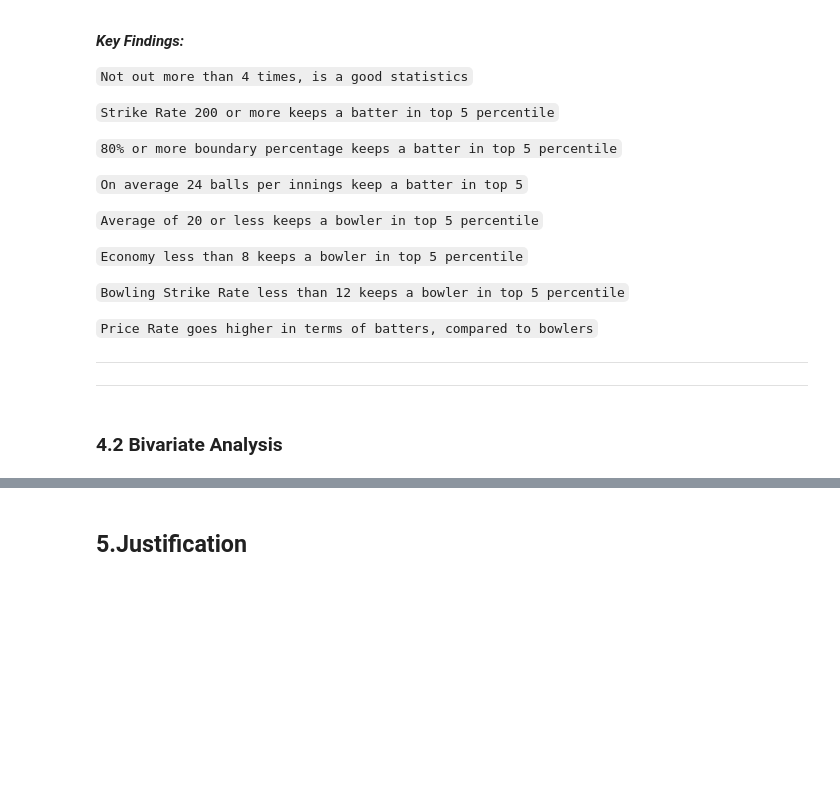
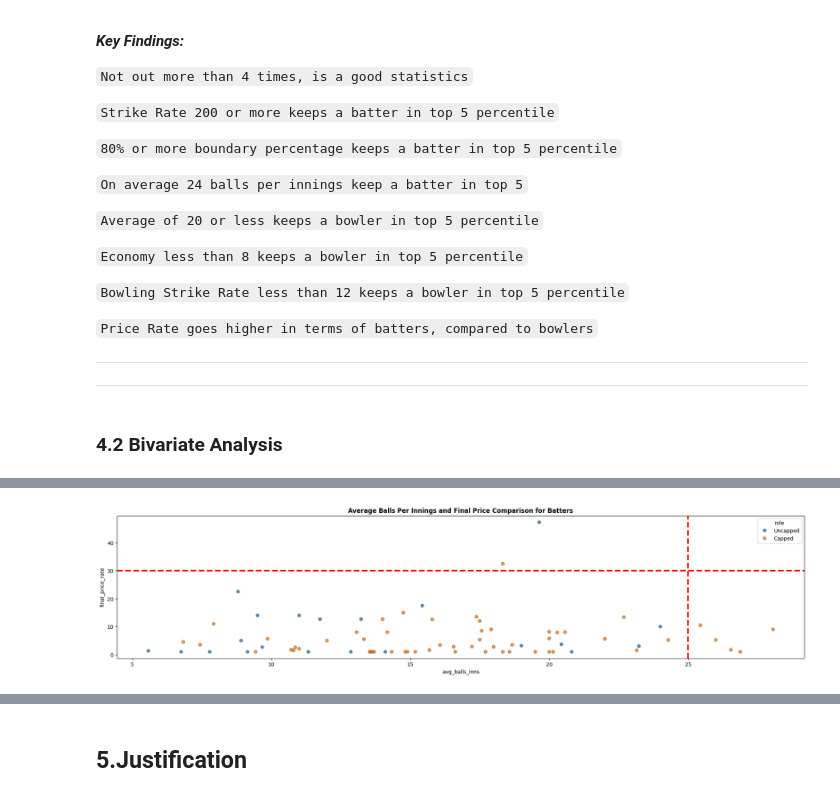
Before and after one commit to IamRaNo/InsightForge, a Jupyter notebook: Are Prices Justified - IPL 2026/_jupyter_notebooks/price_justification_analysis.ipynb, the cells around one changed output, grey strips where cells are left out. Cells and saved outputs as stored; diff of their text form; code cells hidden in the pictures; blank space fills up the shorter version.

```diff
--- a/Are Prices Justified - IPL 2026/_jupyter_notebooks/price_justification_analysis.ipynb
+++ b/Are Prices Justified - IPL 2026/_jupyter_notebooks/price_justification_analysis.ipynb
@@ -288,0 +324,14 @@ plt.show()
+# %%
+plt.figure(figsize=(24,5))
+sns.scatterplot(x = 'avg_balls_inns',
+                y='final_price_rate',
+                data=only_batters,
+                hue='role',
+                alpha= 0.8,
+                edgecolor='black')
+plt.axhline(30,color='red',linestyle='--',linewidth = 3)
+plt.axvline(25,color='red',linestyle='--',linewidth = 3)
+plt.title("Average Balls Per Innings and Final Price Comparison for Batters",weight = 'bold')
+plt.show()
+# %% [output]
+[figure, added]
```
Also changed, not shown: parts of 22 cells of this notebook, 4 other files.
